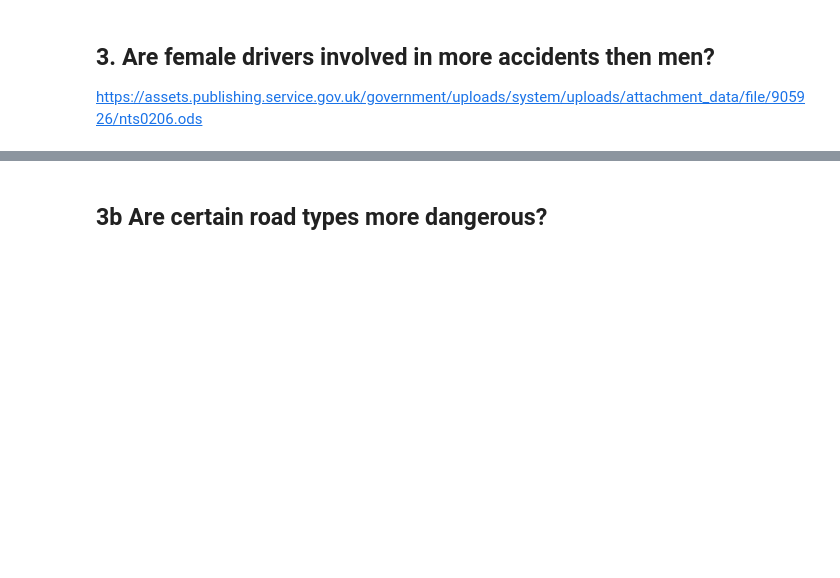
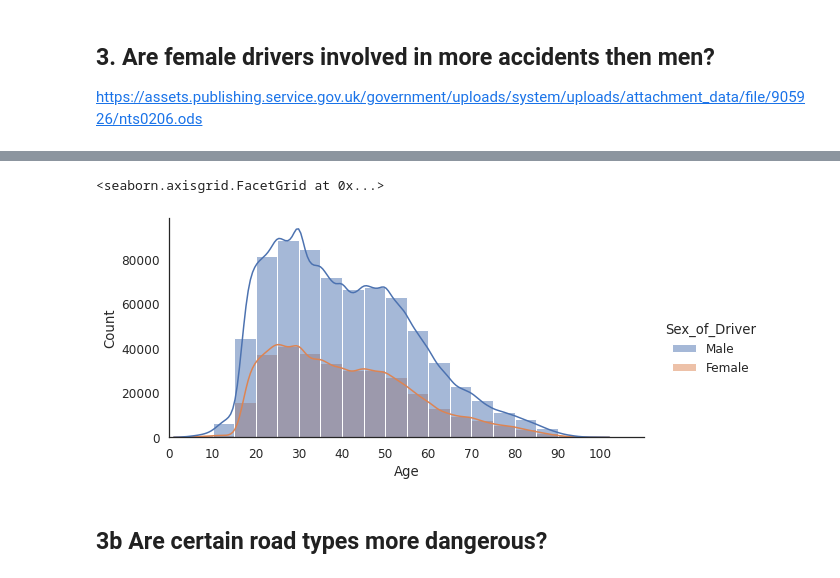
Before and after one commit to GaborJenei/DS-Stackoverflow-Survey, a Jupyter notebook: 01_Intro_to_DS/3_BlogPost/Udacity DSND Project1_BlogPost.ipynb, the cells around one changed output, grey strips where cells are left out. Drawn from its saved outputs; the diff is of its cells as text; code cells hidden in the pictures; blank space fills up the shorter version.

```diff
--- a/01_Intro_to_DS/3_BlogPost/Udacity DSND Project1_BlogPost.ipynb
+++ b/01_Intro_to_DS/3_BlogPost/Udacity DSND Project1_BlogPost.ipynb
@@ -205,6 +218,9 @@ fig.set_xlabels('Sex of Driver') # , fontsize=12
 # %%
-fig = sns.displot(df_vehicles_age_sex, x='Age_of_Driver', hue='Sex_of_Driver',
+fig = sns.displot(df_vehicles_age_gender, x='Age_of_Driver', hue='Sex_of_Driver',
                   kind='hist', bins=list(range(0,110,5)), kde=True, height=4, aspect=2)
 fig.set(xlim=(0, 110), xlabel=('Age'), xticks=list(range(0,110,10)))
+# %% [output]
+<seaborn.axisgrid.FacetGrid at 0x...>
+[figure, added]
 # %% [markdown]
 ## 3b Are certain road types more dangerous?
```
Also changed, not shown: parts of 18 cells of this notebook.
